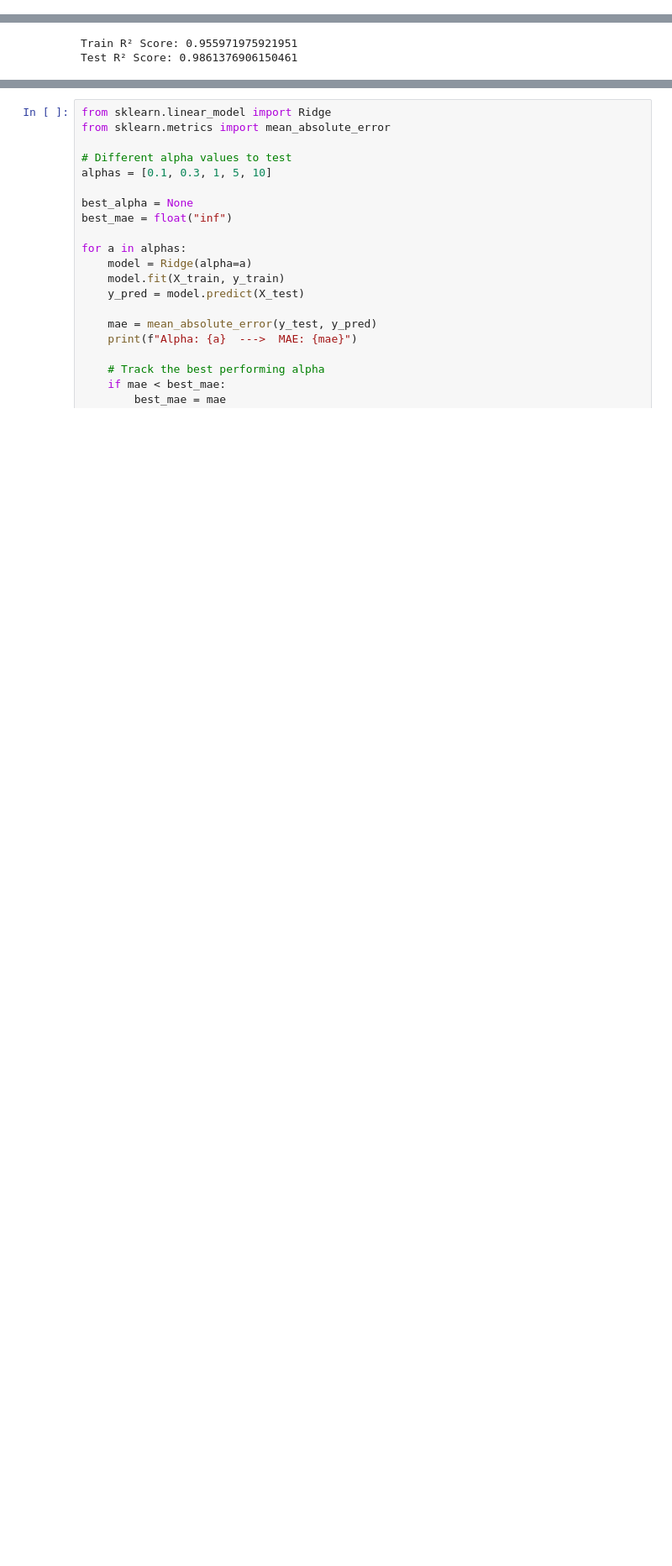
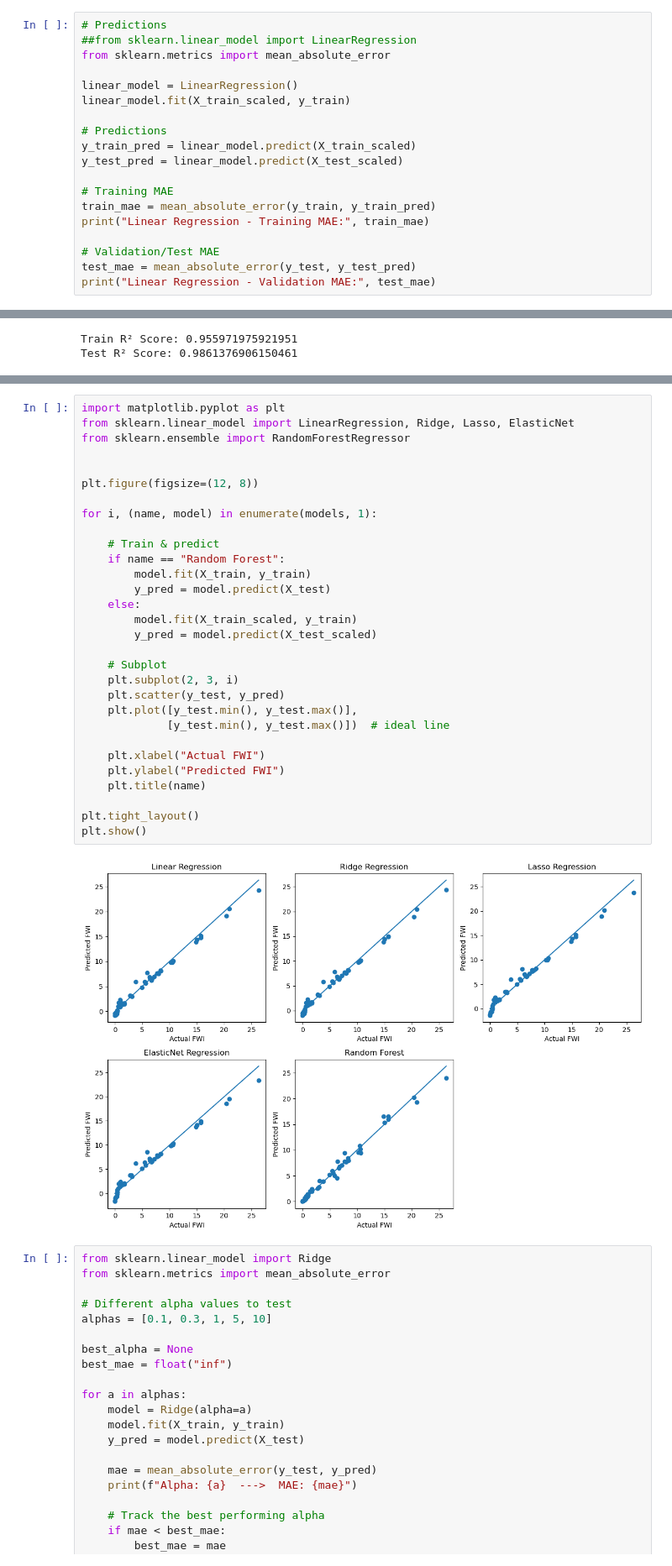
Before and after one commit to Aspire-Infolabs/FWI_Prediction_Batch8, a Jupyter notebook: FWI_DKV.ipynb, the cells around one changed output, grey strips where cells are left out. Shown at 84% size. Drawn from its saved outputs; the diff is of its cells as text; blank space fills up the shorter version.

```diff
--- a/FWI_DKV.ipynb
+++ b/FWI_DKV.ipynb
@@ -655,0 +680,19 @@ Validation/Test MAE: 0.5498269131442202
+# %%
+# Predictions
+##from sklearn.linear_model import LinearRegression
+from sklearn.metrics import mean_absolute_error
+
+linear_model = LinearRegression()
+linear_model.fit(X_train_scaled, y_train)
+
+# Predictions
+y_train_pred = linear_model.predict(X_train_scaled)
+y_test_pred = linear_model.predict(X_test_scaled)
+
+# Training MAE
+train_mae = mean_absolute_error(y_train, y_train_pred)
+print("Linear Regression - Training MAE:", train_mae)
+
+# Validation/Test MAE
+test_mae = mean_absolute_error(y_test, y_test_pred)
+print("Linear Regression - Validation MAE:", test_mae)
@@ -698,3 +807,35 @@ plt.show()
+# %%
+import matplotlib.pyplot as plt
+from sklearn.linear_model import LinearRegression, Ridge, Lasso, ElasticNet
+from sklearn.ensemble import RandomForestRegressor
+
+
+plt.figure(figsize=(12, 8))
+
+for i, (name, model) in enumerate(models, 1):
+
+    # Train & predict
+    if name == "Random Forest":
+        model.fit(X_train, y_train)
+        y_pred = model.predict(X_test)
+    else:
+        model.fit(X_train_scaled, y_train)
+        y_pred = model.predict(X_test_scaled)
+
+    # Subplot
+    plt.subplot(2, 3, i)
+    plt.scatter(y_test, y_pred)
+    plt.plot([y_test.min(), y_test.max()],
+             [y_test.min(), y_test.max()])  # ideal line
+
+    plt.xlabel("Actual FWI")
+    plt.ylabel("Predicted FWI")
+    plt.title(name)
+
+plt.tight_layout()
+plt.show()
+# %% [output]
+[figure, added]
 # %%
 from sklearn.linear_model import Ridge
 from sklearn.metrics import mean_absolute_error
```
Also changed, not shown: parts of 13 cells of this notebook.
